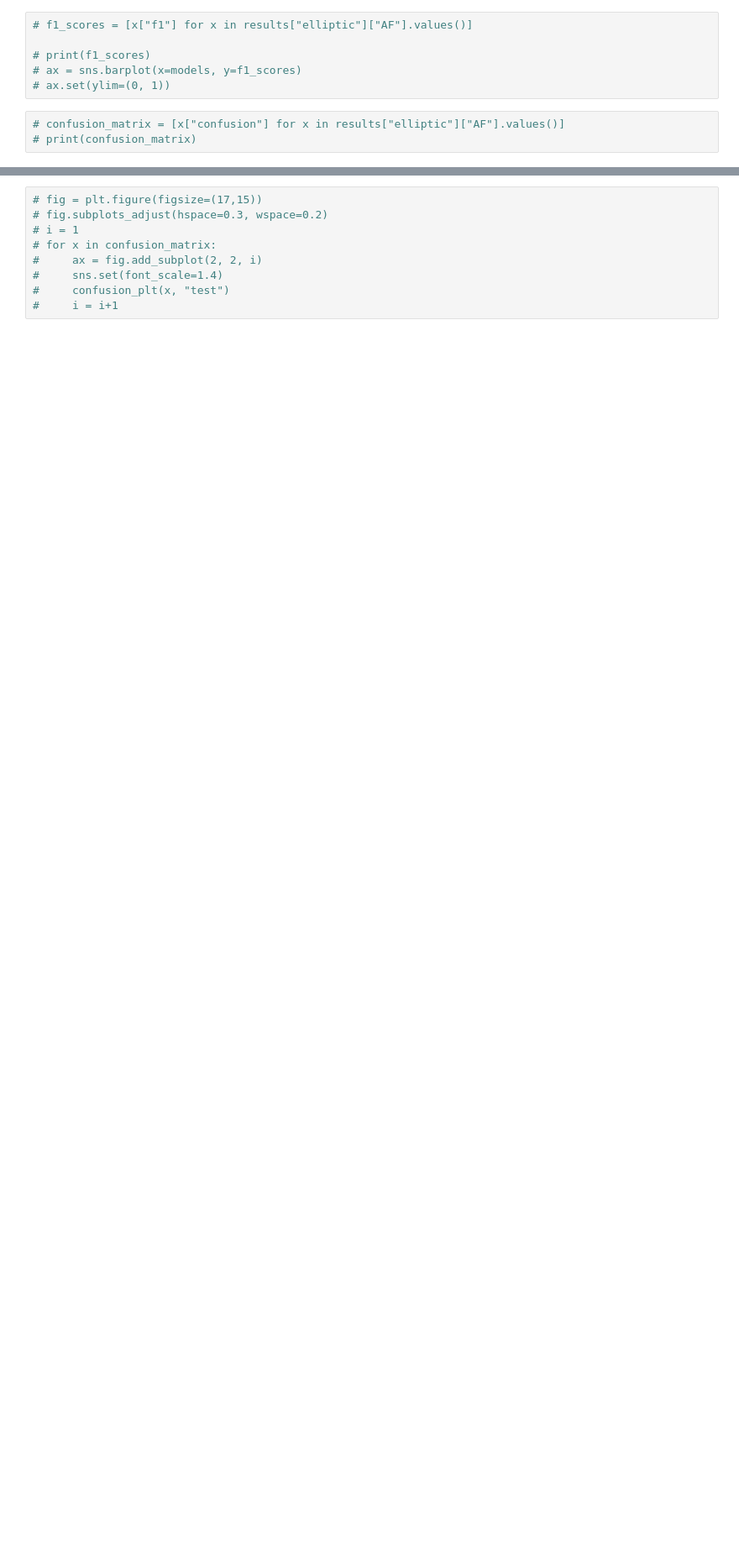
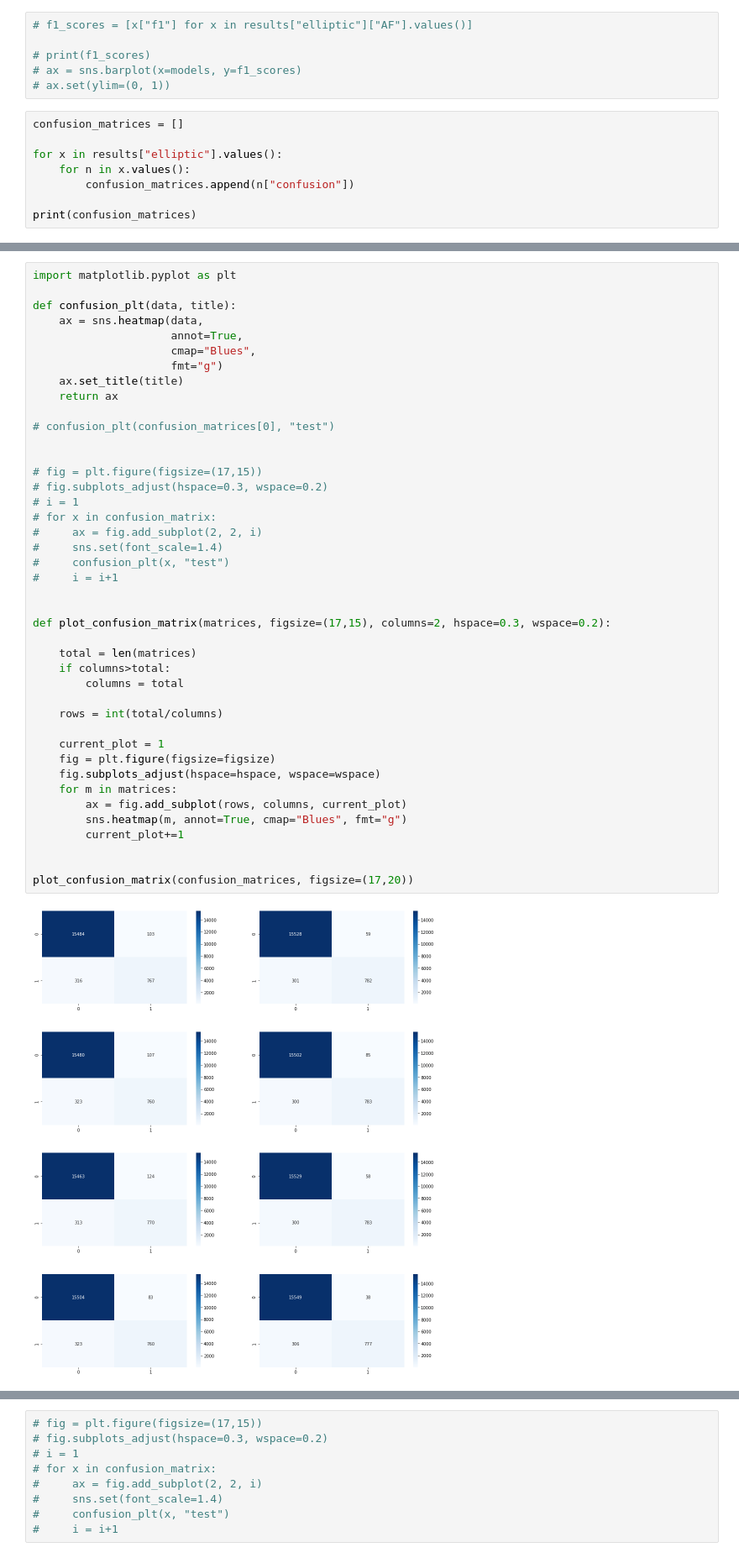
Before and after one commit to achmand/aml-crypto-graph, a Jupyter notebook: src/experiment_results_1.ipynb, the cells around one changed output, grey strips where cells are left out. Shown at 84% size. Saved outputs shown, nothing was run; the diff lists cells and outputs as text; blank space fills up the shorter version.

Commit message:
Add function to dynamically plot confusion matrices

```diff
--- a/src/experiment_results_1.ipynb
+++ b/src/experiment_results_1.ipynb
@@ -130,5 +130,10 @@ OrderedDict([('precision', 0.8905882352941177),
 # ax = sns.barplot(x=models, y=f1_scores)
 # ax.set(ylim=(0, 1))
 # %%
-# confusion_matrix = [x["confusion"] for x in results["elliptic"]["AF"].values()]
-# print(confusion_matrix)
+confusion_matrices = []
+
+for x in results["elliptic"].values():
+    for n in x.values():
+        confusion_matrices.append(n["confusion"])
+
+print(confusion_matrices)
@@ -145,3 +150,47 @@ def confusion_plt(data, title):
+# %%
+import matplotlib.pyplot as plt
+
+def confusion_plt(data, title):
+    ax = sns.heatmap(data,
+                     annot=True,
+                     cmap="Blues",
+                     fmt="g")
+    ax.set_title(title)
+    return ax
+
+# confusion_plt(confusion_matrices[0], "test")
+
+
+# fig = plt.figure(figsize=(17,15))
+# fig.subplots_adjust(hspace=0.3, wspace=0.2)
+# i = 1
+# for x in confusion_matrix:
+#     ax = fig.add_subplot(2, 2, i)
+#     sns.set(font_scale=1.4)
+#     confusion_plt(x, "test")
+#     i = i+1
+
+
+def plot_confusion_matrix(matrices, figsize=(17,15), columns=2, hspace=0.3, wspace=0.2):
+
+    total = len(matrices)
+    if columns>total:
+        columns = total
+
+    rows = int(total/columns)
+
+    current_plot = 1
+    fig = plt.figure(figsize=figsize)
+    fig.subplots_adjust(hspace=hspace, wspace=wspace)
+    for m in matrices:
+        ax = fig.add_subplot(rows, columns, current_plot)
+        sns.heatmap(m, annot=True, cmap="Blues", fmt="g")
+        current_plot+=1
+
+
+plot_confusion_matrix(confusion_matrices, figsize=(17,20))
+# %% [output]
+[figure, added]
 # %%
 # a = confusion_plt(confusion_matrix[0], "test")
 # b = confusion_plt(confusion_matrix[0], "test")
```
Also changed, not shown: parts of 4 cells of this notebook, 4 other files.
